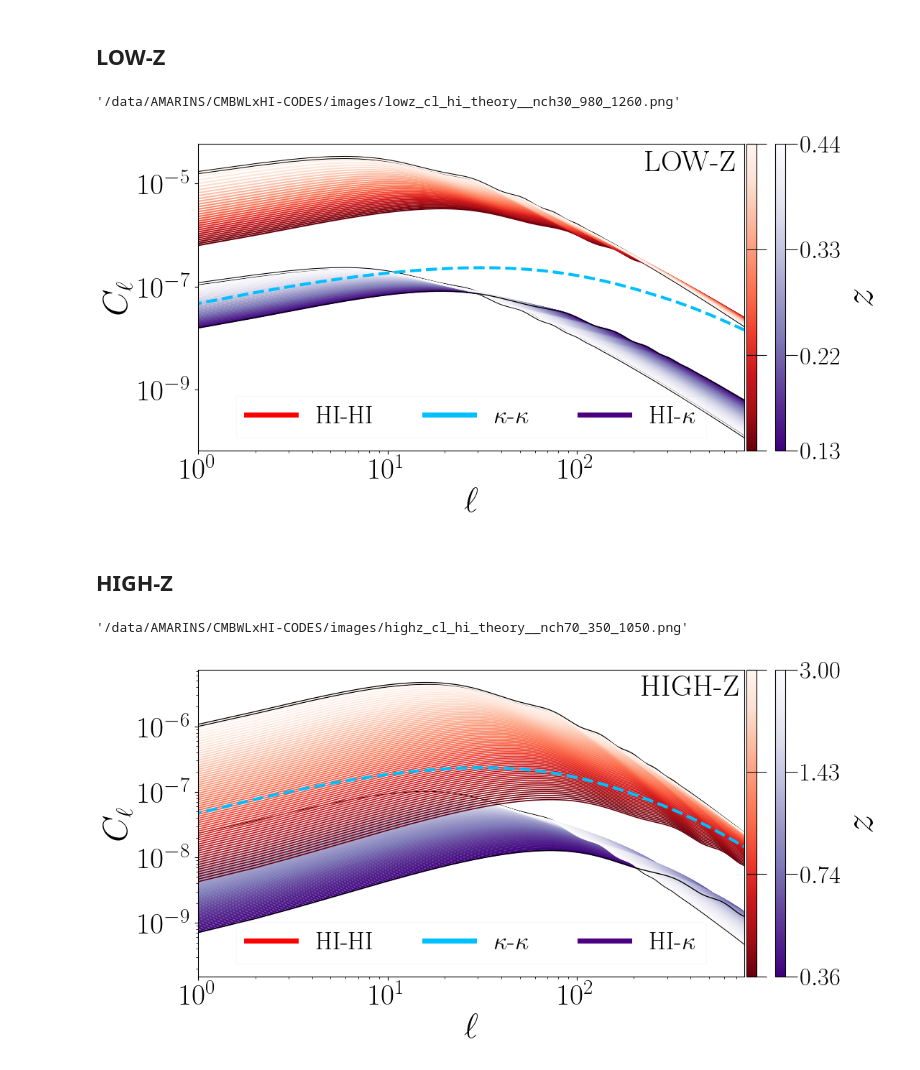
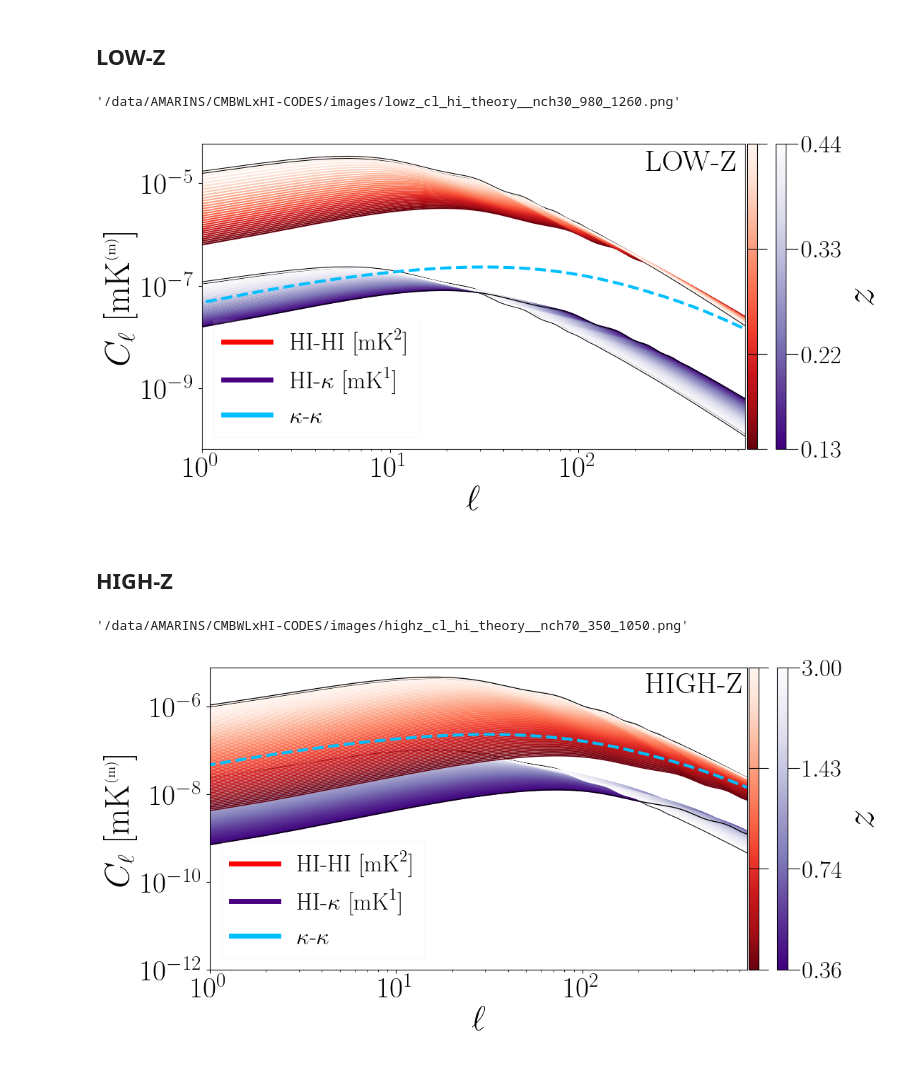
Before and after one commit to armarins/CMBWLxHI, a Jupyter notebook: notebooks/Part1_APS_theory.ipynb, the cells around one changed output. Drawn from its saved outputs; the diff is of its cells as text; code cells hidden in the pictures.

```diff
--- a/notebooks/Part1_APS_theory.ipynb
+++ b/notebooks/Part1_APS_theory.ipynb
@@ -88,7 +88,7 @@ for i,iname in enumerate(np.flip(bin_names)):
 ax.loglog(clf1_dict['l'], clcx_dict['bin{}'.format(nch)],linestyle='solid', linewidth=1, color='black')
 ax.loglog(clf2_dict['l'], clf2_dict['bin1'],linestyle='dashed', color='deepskyblue', lw=3)
 
-ax.set_ylabel(r'$C_{\ell}$', fontsize=35); ax.set_xlabel(r'$\ell$', fontsize=35)
+ax.set_ylabel(r'$C_{\ell}\ [\textrm{mK}^{\Large\textrm{(m)}}]$', fontsize=35); ax.set_xlabel(r'$\ell$', fontsize=35)
 ax.set_xlim([1, clf1_dict['l'].max()])
 ax.tick_params(axis='both', which='major', labelsize=30)
 ############################################################
@@ -107,14 +107,15 @@ cbar.ax.tick_params( which='major', direction='inout', length=20)
 ###########################################################
 custom_lines = [Line2D([], [], color='red',
                              linewidth=5, linestyle='solid'),
+                Line2D([], [], color='indigo',
+                             linewidth=5, linestyle='solid'),
                 Line2D([], [], color='deepskyblue',
-                             linewidth=5, linestyle='solid'),
-                Line2D([], [], color='indigo',
                              linewidth=5, linestyle='solid')]
-ax.legend(custom_lines, [r'$\textrm{HI-HI}$',
-                         r'$\kappa\textrm{-}\kappa$',
-                         r'$\textrm{HI-}\kappa$',], ncols=3,
-         fontsize=25, loc='lower center',framealpha=0.1, fancybox=False)
+ax.legend(custom_lines, [r'$\textrm{HI-HI}\ [\textrm{mK}^2]$',#\ (\textrm{m}=2)$',
+                         r'$\textrm{HI-}\kappa\ [\textrm{mK}^1]$',#\ (\textrm{m}=1)$',
+                         r'$\kappa\textrm{-}\kappa$'#\ [\textrm{mK}^0]$'#\ (\textrm{m}=2)$',
+                        ], ncols=1,
+         fontsize=24, loc='lower left',framealpha=0.1, fancybox=False)
 
 ax.text(x=300-70, y=1.8e-5, s=r'$\textrm{LOW-Z}$',
         fontdict={'family': 'serif', 'color':  None,  'weight': 'bold','size': 30})
@@ -125,7 +126,7 @@ if savefigs: plt.savefig(pathname, dpi=100, bbox_inches='tight');
 pathname
 # %% [output]
 '/data/AMARINS/CMBWLxHI-CODES/images/lowz_cl_hi_theory__nch30_980_1260.png'
-[figure, old version]
+[figure, new version]
 # %% [markdown]
 ## HIGH-Z
 # %%
@@ -183,40 +184,44 @@ for i,iname in enumerate(np.flip(bin_names)):
 ax.loglog(clf1_dict['l'], clcx_dict['bin{}'.format(nch)],linestyle='solid', linewidth=1, color='black')
 ax.loglog(clf2_dict['l'], clf2_dict['bin1'],linestyle='dashed', color='deepskyblue', lw=3)
 
-ax.set_ylabel(r'$C_{\ell}$', fontsize=35); ax.set_xlabel(r'$\ell$', fontsize=35)
+ax.set_ylabel(r'$C_{\ell}\ [\textrm{mK}^{\Large\textrm{(m)}}]$', fontsize=35); ax.set_xlabel(r'$\ell$', fontsize=35)
 ax.set_xlim([1, clf1_dict['l'].max()])
+ax.set_ylim([1e-12, 8e-6])
 ax.tick_params(axis='both', which='major', labelsize=30)
 ############################################################
 cbar=fig.colorbar(cmap_cx, ax=ax, #location='top',
                   #orientation='horizontal',# extend="both",
                   pad=-0.1, aspect=30, ticks=cticks,
                   format=mticker.FixedFormatter(np.array([ r'${:.2f}$'.format(izeff) for izeff in np.flip(zeff) ])) )
 cbar.ax.tick_params(axis='both', which='major', labelsize=25, length=12)
 cbar.set_label( label=r'$z$', fontsize=40)
 #
 cbar = fig.colorbar(cmap_f1, ax=ax, #location='top', #orientation='horizontal',
                     pad=0.003, aspect=30, ticks=cticks,
                     format=mticker.FixedFormatter([]))
 cbar.set_label( label=None)
 cbar.ax.tick_params( which='major', direction='inout', length=20)
 ###########################################################
 custom_lines = [Line2D([], [], color='red',
                              linewidth=5, linestyle='solid'),
+                Line2D([], [], color='indigo',
+                             linewidth=5, linestyle='solid'),
                 Line2D([], [], color='deepskyblue',
-                             linewidth=5, linestyle='solid'),
-                Line2D([], [], color='indigo',
                              linewidth=5, linestyle='solid')]
-ax.legend(custom_lines, [r'$\textrm{HI-HI}$',
-                         r'$\kappa\textrm{-}\kappa$',
-                         r'$\textrm{HI-}\kappa$',], ncols=3,
-         fontsize=25, loc='lower center',framealpha=0.1, fancybox=False)
-ax.text(x=300-80, y=3e-6, s=r'$\textrm{HIGH-Z}$',
+ax.legend(custom_lines, [r'$\textrm{HI-HI}\ [\textrm{mK}^2]$',#\ (\textrm{m}=2)$',
+                         r'$\textrm{HI-}\kappa\ [\textrm{mK}^1]$',#\ (\textrm{m}=1)$',
+                         r'$\kappa\textrm{-}\kappa$'#\ [\textrm{mK}^0]$'#\ (\textrm{m}=2)$',
+                        ], ncols=1,
+         fontsize=24, loc='lower left',framealpha=0.1, fancybox=False)
+
+ax.text(x=300-80, y=2.1e-6, s=r'$\textrm{HIGH-Z}$',
         fontdict={'family': 'serif', 'color':  None,  'weight': 'bold','size': 30})
+###########################################################
 
 if suffix==None: pathname = "/data/AMARINS/CMBWLxHI-CODES/images/{}_{}.png".format( prefix, 'cl_hi_theory')
 else:            pathname = "/data/AMARINS/CMBWLxHI-CODES/images/{}_{}__{}.png".format(prefix, 'cl_hi_theory',suffix)
 if savefigs: plt.savefig(pathname, dpi=100, bbox_inches='tight')
 pathname
 # %% [output]
 '/data/AMARINS/CMBWLxHI-CODES/images/highz_cl_hi_theory__nch70_350_1050.png'
-[figure, old version]
+[figure, new version]
```
Also changed, not shown: 4 other files.
